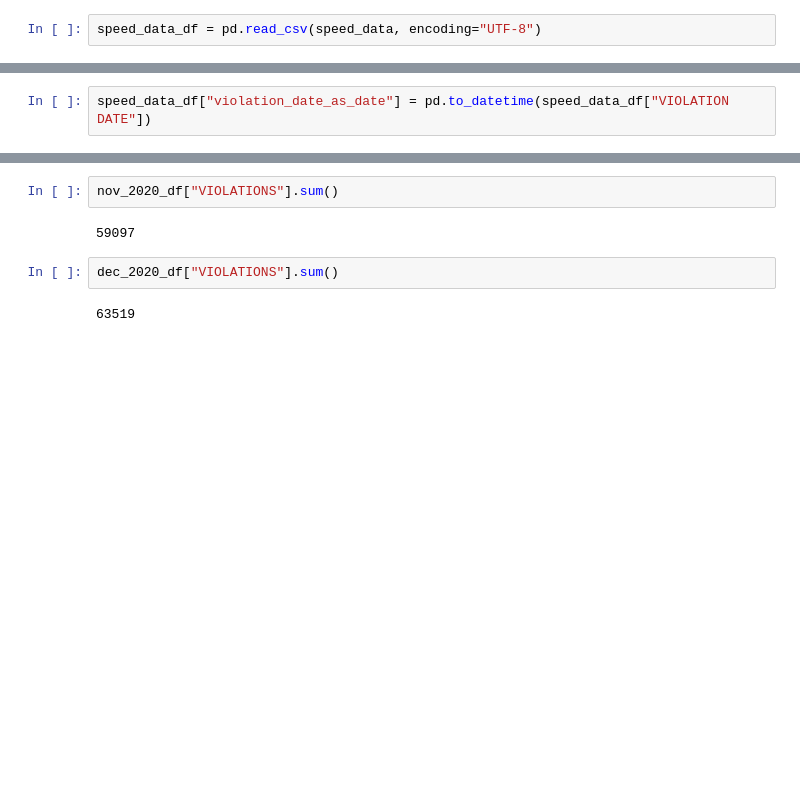
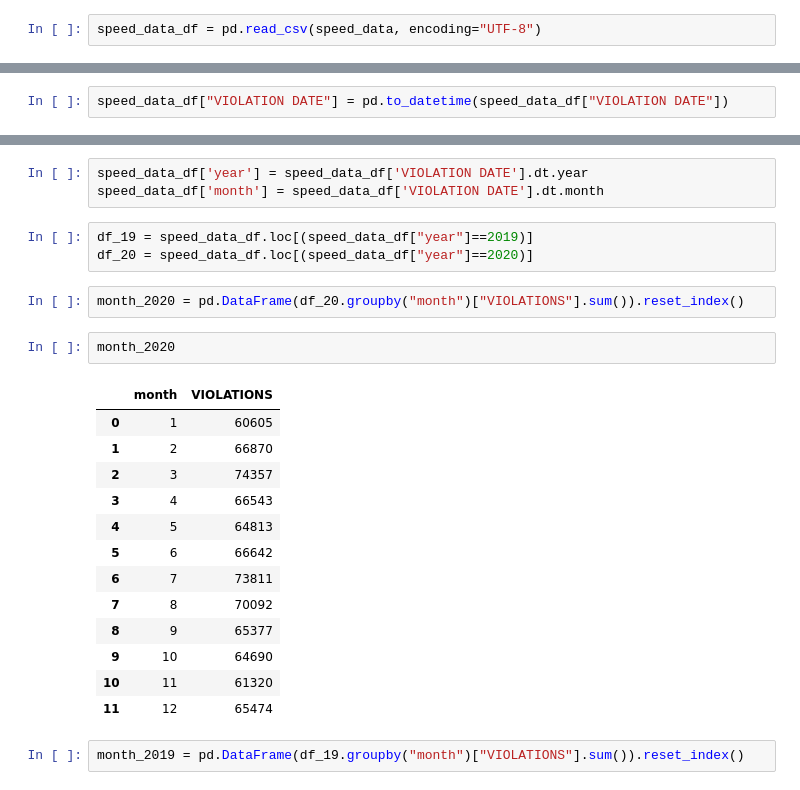
Before and after one commit to WACunninghamIV/Chicago_Traffic-RidershipData, a Jupyter notebook: speed_code.ipynb, the cells around one changed output, grey strips where cells are left out. Drawn from its saved outputs; the diff is of its cells as text; blank space fills up the shorter version.

```diff
--- a/speed_code.ipynb
+++ b/speed_code.ipynb
@@ -18,4 +18,4 @@ speed_data_df.head()
 | 3 | 1111 N HUMBOLDT | CHI010 | 4/16/15 | 55 | NaN | NaN | NaN | NaN | ... |
 | 4 | 1111 N HUMBOLDT | CHI010 | 4/24/15 | 54 | NaN | NaN | NaN | NaN | ... |
 # %%
-speed_data_df["violation_date_as_date"] = pd.to_datetime(speed_data_df["VIOLATION DATE"])
+speed_data_df["VIOLATION DATE"] = pd.to_datetime(speed_data_df["VIOLATION DATE"])
@@ -102,8 +22,26 @@ oct_2020_df["VIOLATIONS"].sum()
-# %%
-nov_2020_df["VIOLATIONS"].sum()
-# %% [output]
-59097
-# %%
-dec_2020_df["VIOLATIONS"].sum()
-# %% [output]
-63519
+# %%
+speed_data_df['year'] = speed_data_df['VIOLATION DATE'].dt.year
+speed_data_df['month'] = speed_data_df['VIOLATION DATE'].dt.month
+# %%
+df_19 = speed_data_df.loc[(speed_data_df["year"]==2019)]
+df_20 = speed_data_df.loc[(speed_data_df["year"]==2020)]
+# %%
+month_2020 = pd.DataFrame(df_20.groupby("month")["VIOLATIONS"].sum()).reset_index()
+# %%
+month_2020
+# %% [output]
+|  | month | VIOLATIONS |
+| 0 | 1 | 60605 |
+| 1 | 2 | 66870 |
+| 2 | 3 | 74357 |
+| 3 | 4 | 66543 |
+| 4 | 5 | 64813 |
+| 5 | 6 | 66642 |
+| 6 | 7 | 73811 |
+| 7 | 8 | 70092 |
+| 8 | 9 | 65377 |
+| 9 | 10 | 64690 |
+| 10 | 11 | 61320 |
+| 11 | 12 | 65474 |
+# %%
+month_2019 = pd.DataFrame(df_19.groupby("month")["VIOLATIONS"].sum()).reset_index()
```
Also changed, not shown: parts of 31 cells of this notebook, 5 other files.
